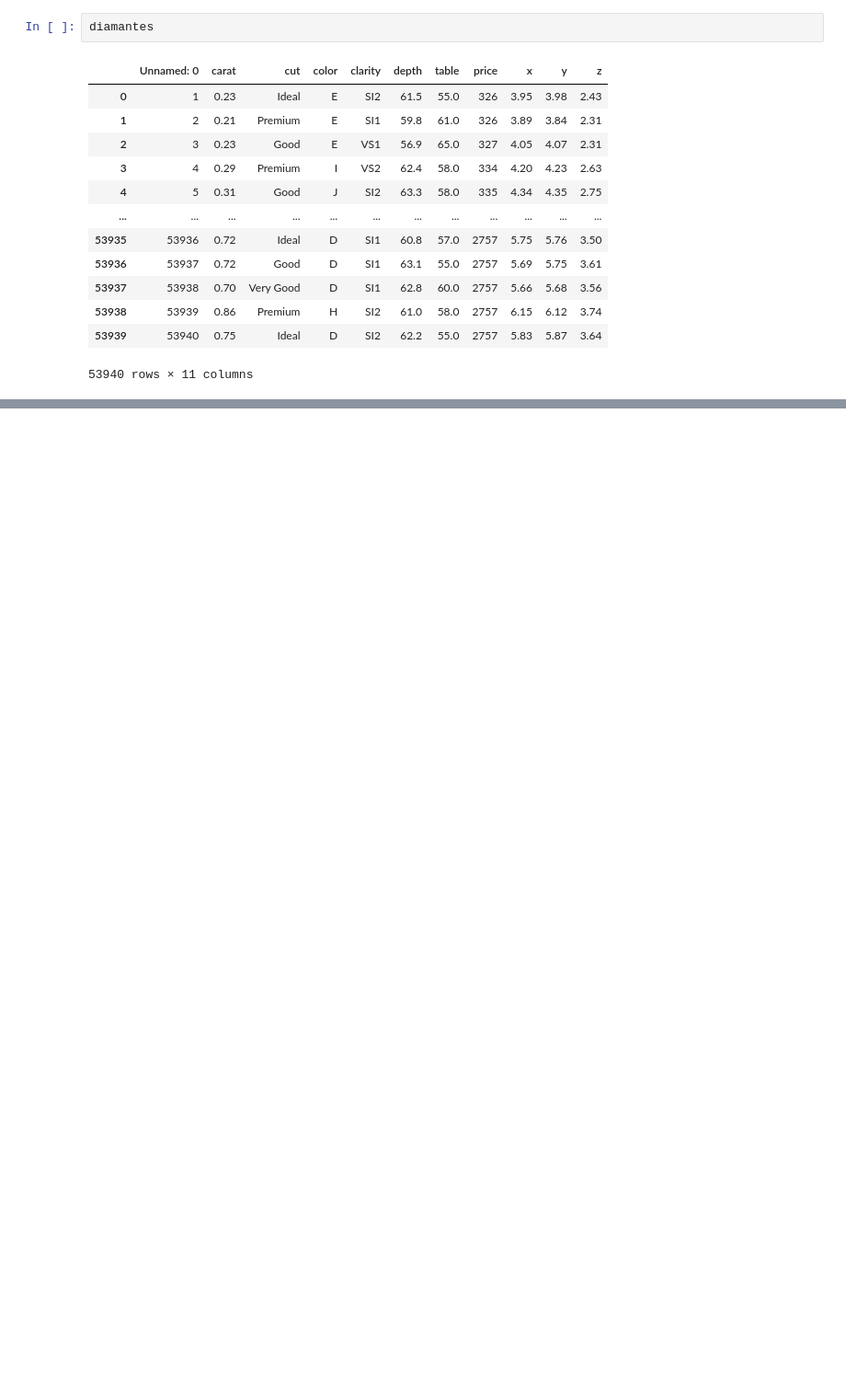
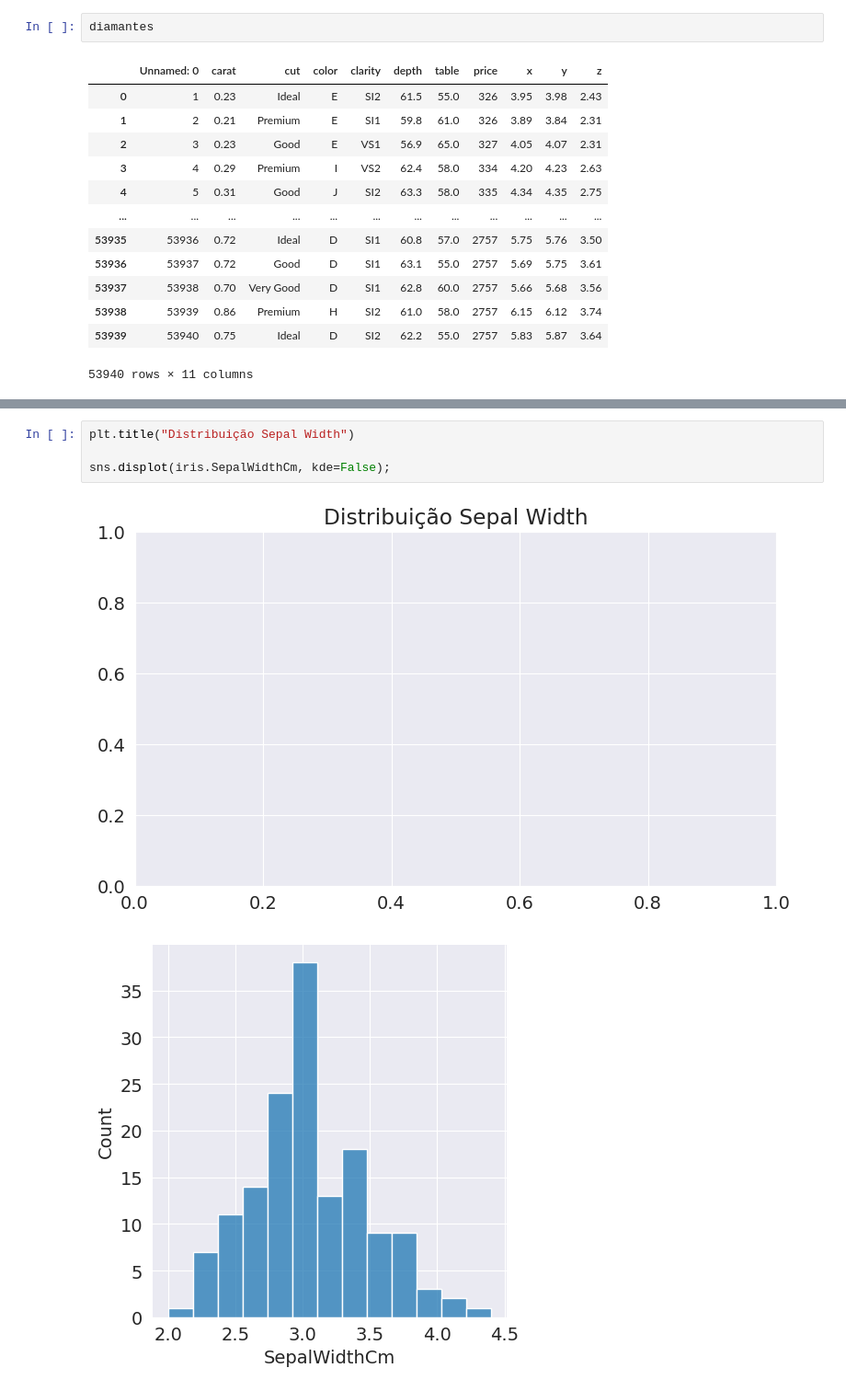
Before and after one commit to PedroIsacS/data_science_aulas, a Jupyter notebook: Vizualizacao.ipynb, the cells around one changed output, grey strips where cells are left out. Shown at 92% size. Cells and saved outputs as stored; diff of their text form; blank space fills up the shorter version.

```diff
--- a/Vizualizacao.ipynb
+++ b/Vizualizacao.ipynb
@@ -32,0 +105,7 @@ diamantes.hist(column="carat",
+# %%
+plt.title("Distribuição Sepal Width")
+
+sns.displot(iris.SepalWidthCm, kde=False);
+# %% [output]
+[figure, added]
+[figure, added]
```
Also changed, not shown: parts of 20 cells of this notebook.
